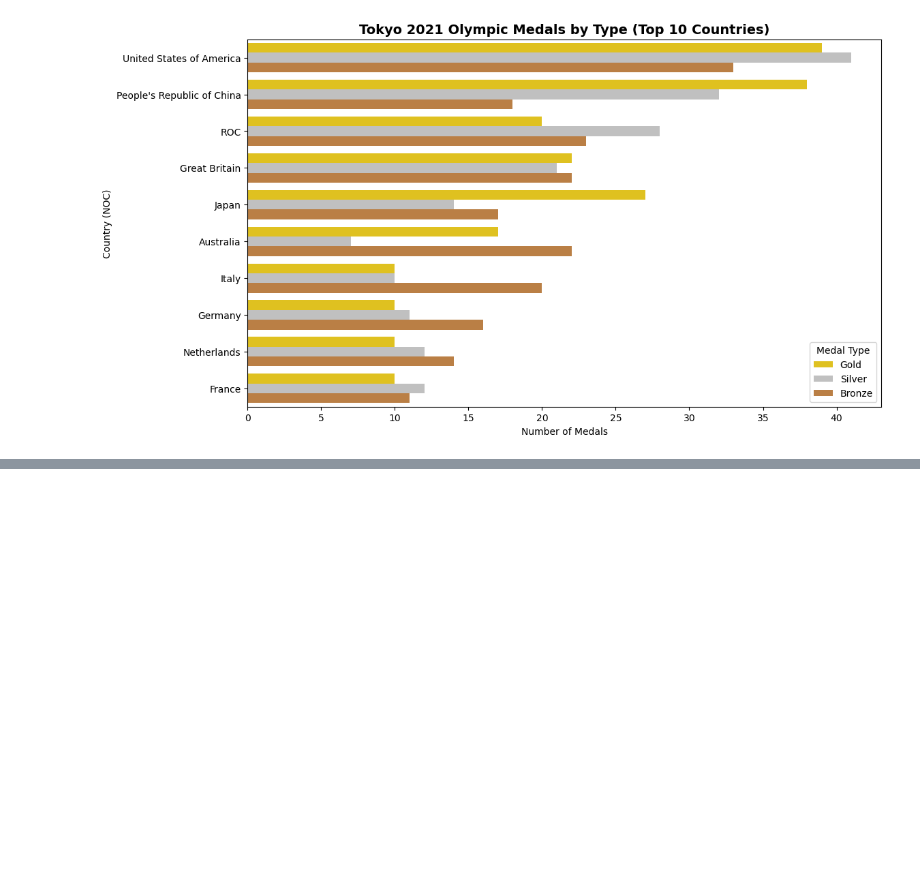
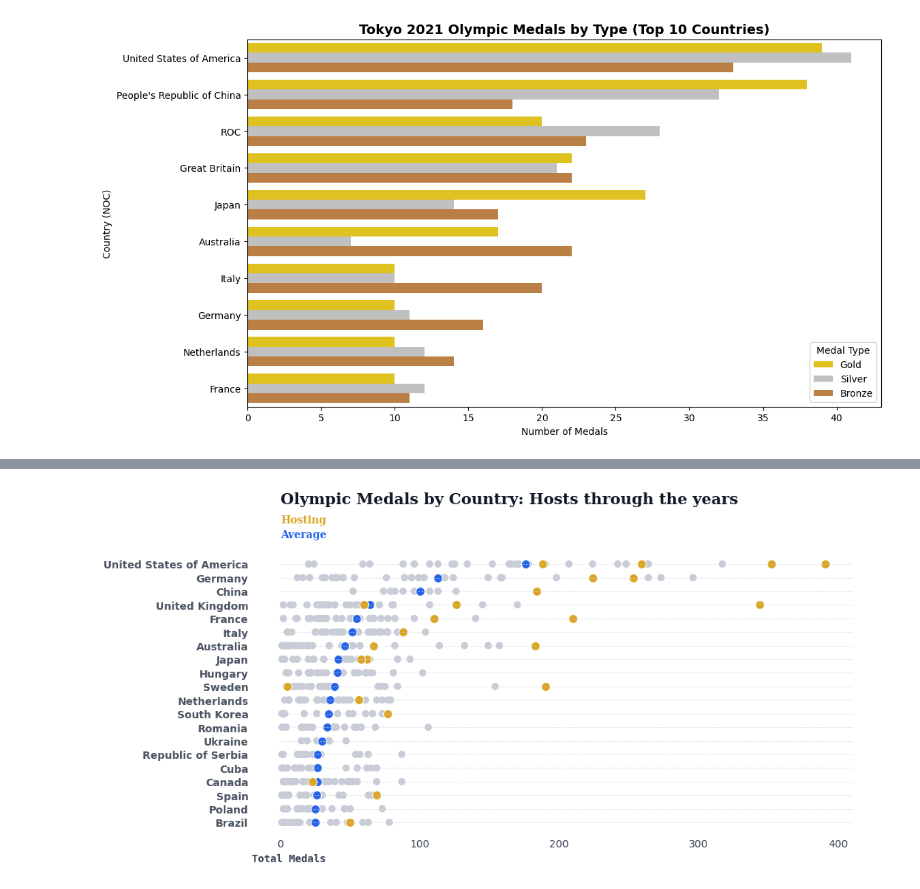
Before and after one commit to PhuNguyen0209/Data-Analytics-Data-Science-Portfolio, a Jupyter notebook: Tokyo_olympic/EDA_Statistics.ipynb, the cells around one changed output, grey strips where cells are left out. Cells and saved outputs as stored; diff of their text form; code cells hidden in the pictures; blank space fills up the shorter version.

```diff
--- a/Tokyo_olympic/EDA_Statistics.ipynb
+++ b/Tokyo_olympic/EDA_Statistics.ipynb
@@ -602,0 +698,79 @@ plt.show()
+# %%
+# Palette
+HIST_COLOR = "#C8CCD7"   # historic points (light grey-blue)
+MEAN_COLOR = "#2563EB"   # average points (blue)
+HOST_COLOR = "#DAA520"   # hosting points (gold)
+
+TITLE_COLOR = "#111827"
+SUB_HOST_COLOR = HOST_COLOR
+SUB_MEAN_COLOR = MEAN_COLOR
+TICK_COLOR = "#374151"
+GRID_COLOR = "#D1D5DB"
+
+fig, ax = plt.subplots(1, 1, figsize=(11, 5))
+
+# top 20
+top_list_ = (
+    df_new.groupby('region')['Total Medals'].mean()
+          .sort_values(ascending=False)
+          .reset_index()[:20]
+          .sort_values(by='Total Medals', ascending=True)
+)
+
+plot = 1
+for country in top_list_['region']:
+    mean = df_new[df_new['region'] == country].groupby('region')['Total Medals'].mean()
+    # historic scores
+    sns.scatterplot(
+        data=df_new[df_new['region'] == country],
+        y=plot, x='Total Medals',
+        color=HIST_COLOR, s=50, ax=ax, edgecolor="none"
+    )
+    # mean score
+    sns.scatterplot(
+        data=df_new[df_new['region'] == country],
+        y=plot, x=mean,
+        color=MEAN_COLOR, ec='white', linewidth=0.8, s=75, ax=ax
+    )
+    # hosting score
+    sns.scatterplot(
+        data=df_new[(df_new['region'] == country) & (df_new['Is_Host'] == 1)],
+        y=plot, x='Total Medals',
+        color=HOST_COLOR, ec='white', linewidth=0.8, s=75, ax=ax
+    )
+    plot += 1
+
+Xstart, Xend = ax.get_xlim()
+Ystart, Yend = ax.get_ylim()
+
+ax.set_yticks(top_list_.index + 1)
+ax.set_yticklabels(
+    top_list_['region'][::-1],
+    fontdict={'horizontalalignment': 'right', 'fontweight': 'semibold'},
+    color=TICK_COLOR, alpha=0.9
+)
+ax.tick_params(axis='both', which='both', length=0, labelcolor=TICK_COLOR)
+ax.set_xlabel("Total Medals", fontfamily='monospace', fontweight='semibold',
+              loc='left', color=TICK_COLOR)
+
+# subtle gridlines
+ax.hlines(y=top_list_.index + 1, xmin=0, xmax=Xend,
+          color=GRID_COLOR, alpha=0.7, linewidth=.6, linestyles='--')
+ax.set_axisbelow(True)
+
+for s in ['top', 'right', 'bottom', 'left']:
+    ax.spines[s].set_visible(False)
+
+# title and subtitles (same placement, new styling)
+ax.text(0, Yend + 3.5,
+        'Olympic Medals by Country: Hosts through the years',
+        fontsize=15, fontweight='bold', fontfamily='serif', color=TITLE_COLOR)
+
+ax.text(0, Yend + 2.1,
+        'Hosting', fontsize=10, fontweight='bold',
+        fontfamily='serif', color=SUB_HOST_COLOR)
+
+ax.text(0, Yend + 1.0,
+        'Average', fontsize=10, fontweight='bold',
+        fontfamily='serif', color=SUB_MEAN_COLOR)
+# %% [output]
@@ -602,0 +778 @@ plt.show()
+[figure, added]
```
Also changed, not shown: parts of 53 cells of this notebook, 5 other files.
